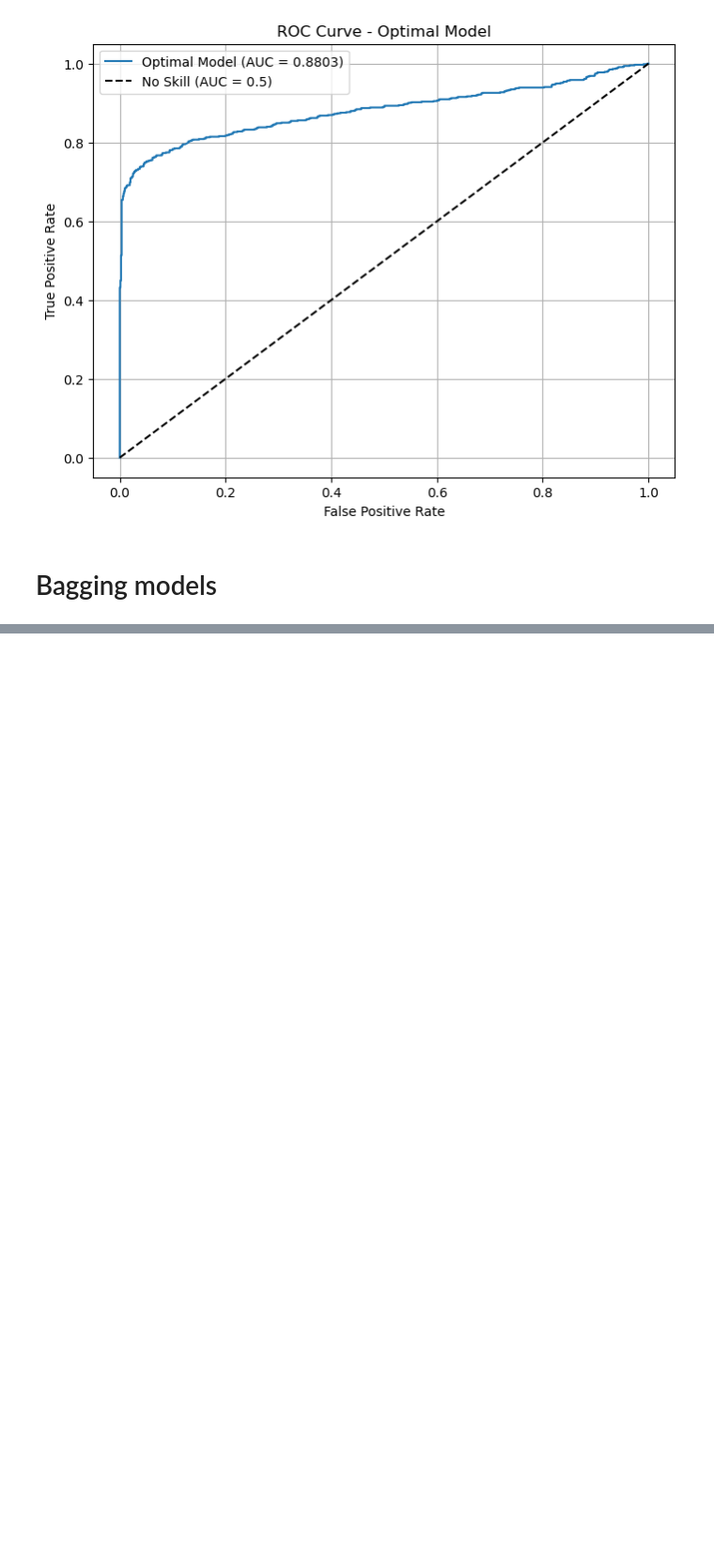
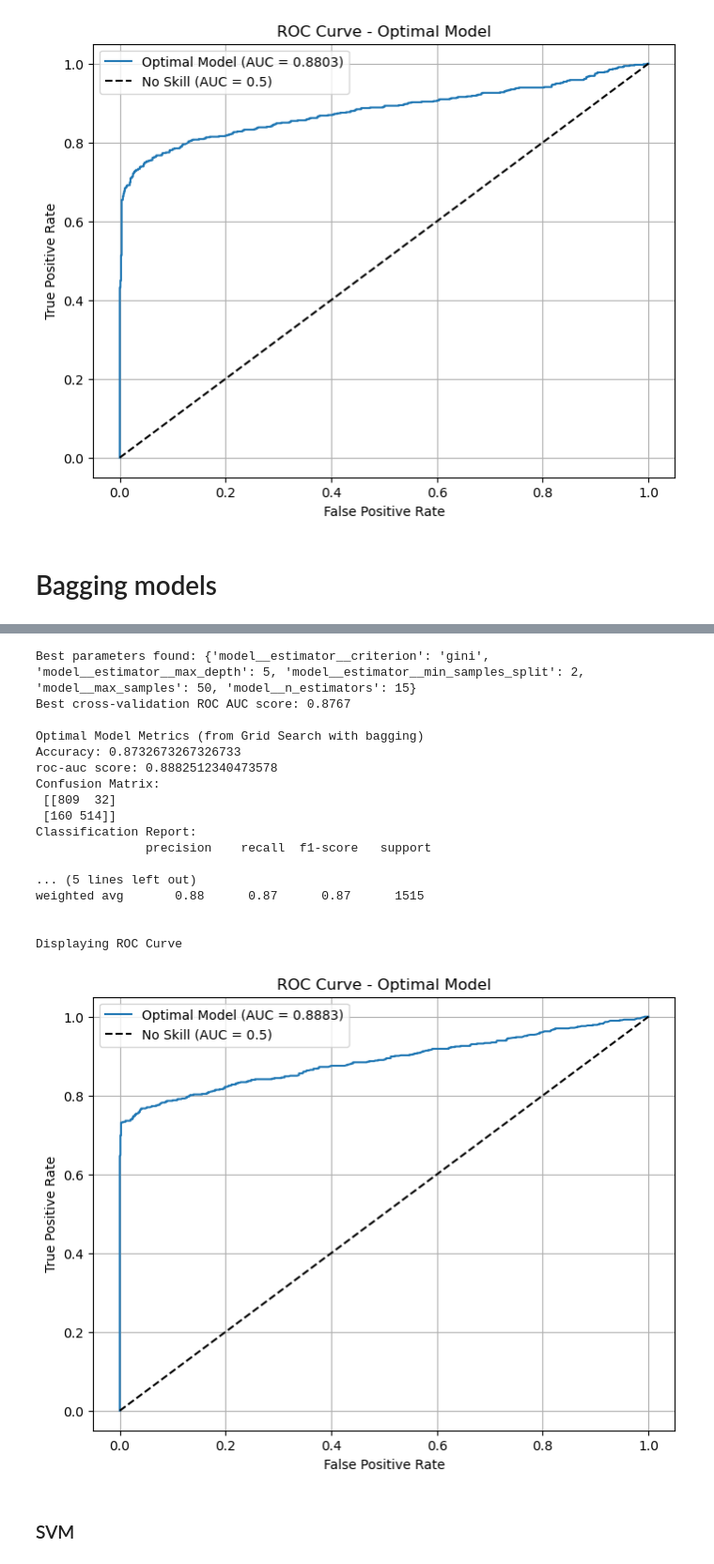
Before and after one commit to WANG-Lucas-sokko/ML_CCC, a Jupyter notebook: ML_CCC_project.ipynb, the cells around one changed output, grey strips where cells are left out. Shown at 94% size. Saved outputs shown, nothing was run; the diff lists cells and outputs as text; code cells hidden in the pictures; blank space fills up the shorter version.

Commit message:
Added Bagging, VotingClassifier and more metrics to compare
LogisticRegression Grid + Bagging takes too long to execute, it won't be used

```diff
--- a/ML_CCC_project.ipynb
+++ b/ML_CCC_project.ipynb
@@ -1038,0 +1123,4 @@ accuracy_list.append(accuracy_score(y_test, y_pred_grid))
+# %%
+# Pipeline
+pipeBag_tree = make_pipeline(preprocessor, SMOTE(random_state=42), BaggingClassifier(estimator=DecisionTreeClassifier(random_state=42), random_state=42))
+pipeBag_tree
@@ -1038,0 +1146,13 @@ accuracy_list.append(accuracy_score(y_test, y_pred_grid))
+# %%
+# Parameters for GridSearch Tree
+param_grid_tree = {
+    'model__estimator__criterion': ['gini', 'entropy'],
+    'model__estimator__max_depth' : [3, 5, 10, None],
+    'model__estimator__min_samples_split' : [2, 5, 10],
+    'model__n_estimators' : [1, 2, 5, 10, 15],
+    'model__max_samples' : [5, 10, 25, 50]
+}
+
+# Grid
+bagGrid_searchTree = GridSearchCV(pipeBag_tree, param_grid_tree, scoring='roc_auc', refit=True, cv=5, n_jobs=-1, verbose=2)
+bagGrid_searchTree.fit(X_train, y_train)
@@ -1038,0 +1178,27 @@ accuracy_list.append(accuracy_score(y_test, y_pred_grid))
+# %%
+# Results from the GridSearch
+y_pred_grid, y_proba_grid = grid_results(bagGrid_searchTree)
+
+print("\nOptimal Model Metrics (from Grid Search with bagging)")
+show_metrics(y_test, y_pred_grid, y_proba_grid)
+
+display_roc_curve(y_test, y_proba_grid)
+# %% [output]
+Best parameters found: {'model__estimator__criterion': 'gini', 'model__estimator__max_depth': 5, 'model__estimator__min_samples_split': 2, 'model__max_samples': 50, 'model__n_estimators': 15}
+Best cross-validation ROC AUC score: 0.8767
+
+Optimal Model Metrics (from Grid Search with bagging)
+Accuracy: 0.8732673267326733
+roc-auc score: 0.8882512340473578
+Confusion Matrix:
+ [[809  32]
+ [160 514]]
+Classification Report:
+               precision    recall  f1-score   support
+
+... (5 lines left out)
+weighted avg       0.88      0.87      0.87      1515
+
+
+Displaying ROC Curve
+[figure, added]
@@ -1038,0 +1210,2 @@ accuracy_list.append(accuracy_score(y_test, y_pred_grid))
+# %% [markdown]
+### SVM
```
Also changed, not shown: parts of 36 cells of this notebook.
